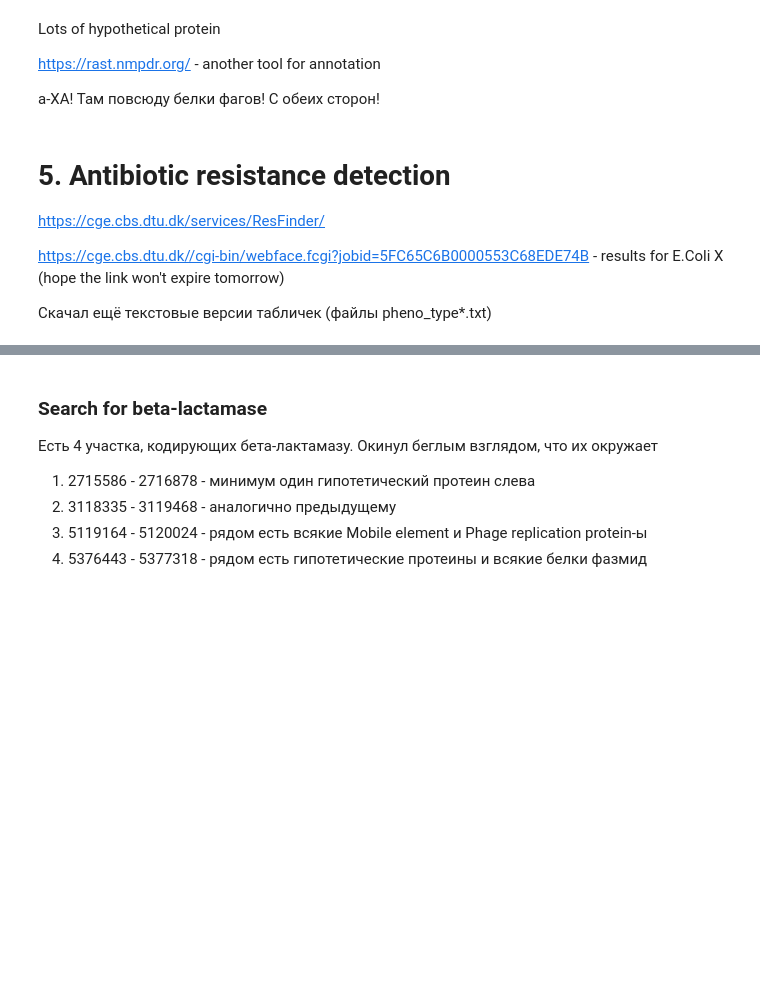
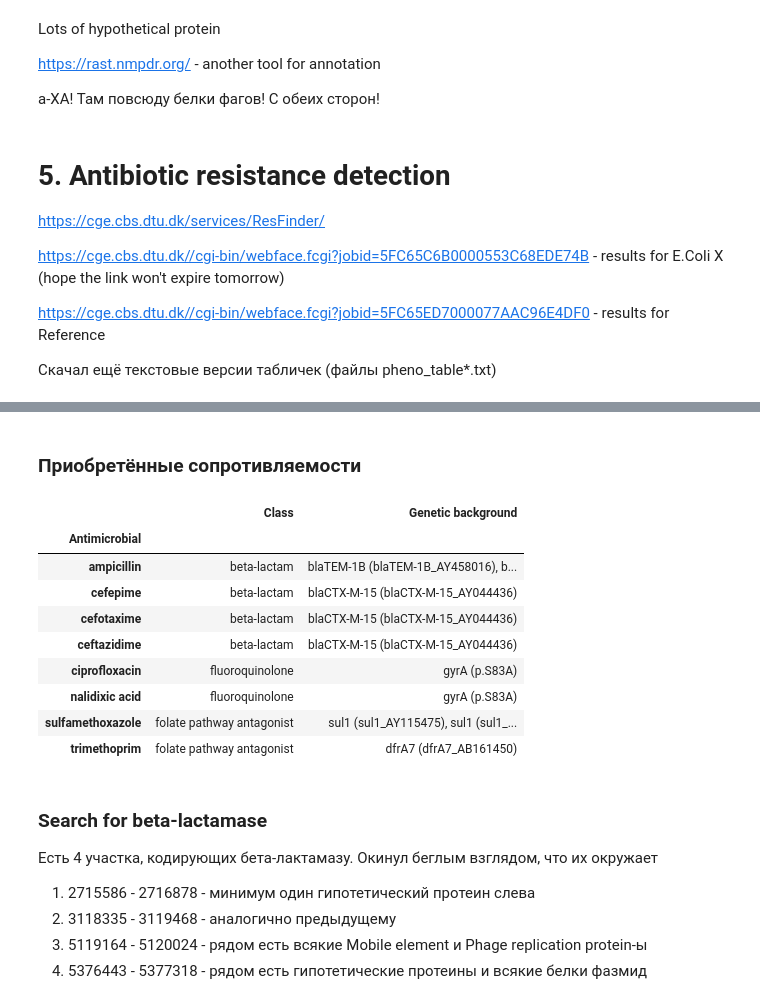
Before and after one commit to iam28th/BI-alg-bioinformatics, a Jupyter notebook: Project3/LabJournal.ipynb, the cells around one changed output, grey strips where cells are left out. Drawn from its saved outputs; the diff is of its cells as text; code cells hidden in the pictures; blank space fills up the shorter version.

Commit message:
add acquired resistances

```diff
--- a/Project3/LabJournal.ipynb
+++ b/Project3/LabJournal.ipynb
@@ -250,7 +250,9 @@ https://cge.cbs.dtu.dk/services/ResFinder/
 
 https://cge.cbs.dtu.dk//cgi-bin/webface.fcgi?jobid=5FC65C6B0000553C68EDE74B - results for E.Coli X (hope the link won't expire tomorrow)
 
-Скачал ещё текстовые версии табличек (файлы pheno_type*.txt)
+https://cge.cbs.dtu.dk//cgi-bin/webface.fcgi?jobid=5FC65ED7000077AAC96E4DF0 - results for Reference
+
+Скачал ещё текстовые версии табличек (файлы pheno_table*.txt)
 # %%
 print('E.Coli X')
 display(Image(url='https://sun9-15.userapi.com/impg/LWcfCoMtIgtgfF-6l6GtM8gtsRuQPxjVd47LzQ/erVMQBnV_8o.jpg?size=1123x794&quality=96&proxy=1&sign=cfd2e9be9917aef5066e71db4f5d1c41',
@@ -263,6 +265,39 @@ E.Coli X
 [interactive output not drawn]
 Reference
 [interactive output not drawn]
+# %% [markdown]
+### Приобретённые сопротивляемости
+# %%
+with open('Data/pheno_table_EColiX.txt', 'r') as f:
+    s = f.read()
+drop_comments = [line for line in s.split('\n') if line and line[0].isalpha()]
+dfX = pd.DataFrame([line.split('\t') for line in drop_comments]).dropna().drop(columns=[3])
+dfX.columns = ['Antimicrobial', 'Class', 'WGS-predicted phenotype', 'Genetic background']
+dfX.set_index('Antimicrobial', inplace=True)
+dfX.sort_index(inplace=True)
+# %%
+with open('Data/pheno_table_Ref.txt', 'r') as f:
+    s = f.read()
+drop_comments = [line for line in s.split('\n') if line and line[0].isalpha()]
+dfR = pd.DataFrame([line.split('\t') for line in drop_comments]).dropna().drop(columns=[3])
+dfR.columns = ['Antimicrobial', 'Class', 'WGS-predicted phenotype', 'Genetic background']
+dfR.set_index('Antimicrobial', inplace=True)
+dfR.sort_index(inplace=True)
+# %%
+acquired = dfX[dfR['WGS-predicted phenotype'] != dfX['WGS-predicted phenotype']
+              ].drop(columns='WGS-predicted phenotype')
+acquired
+# %% [output]
+|  | Class | Genetic background |
+| Antimicrobial |  |  |
+| ampicillin | beta-lactam | blaTEM-1B (blaTEM-1B_AY458016), b... |
+| cefepime | beta-lactam | blaCTX-M-15 (blaCTX-M-15_AY044436) |
+| cefotaxime | beta-lactam | blaCTX-M-15 (blaCTX-M-15_AY044436) |
+| ceftazidime | beta-lactam | blaCTX-M-15 (blaCTX-M-15_AY044436) |
+| ciprofloxacin | fluoroquinolone | gyrA (p.S83A) |
+| nalidixic acid | fluoroquinolone | gyrA (p.S83A) |
+| sulfamethoxazole | folate pathway antagonist | sul1 (sul1_AY115475), sul1 (sul1_... |
+| trimethoprim | folate pathway antagonist | dfrA7 (dfrA7_AB161450) |
 # %% [markdown]
 ### Search for beta-lactamase
 
```
